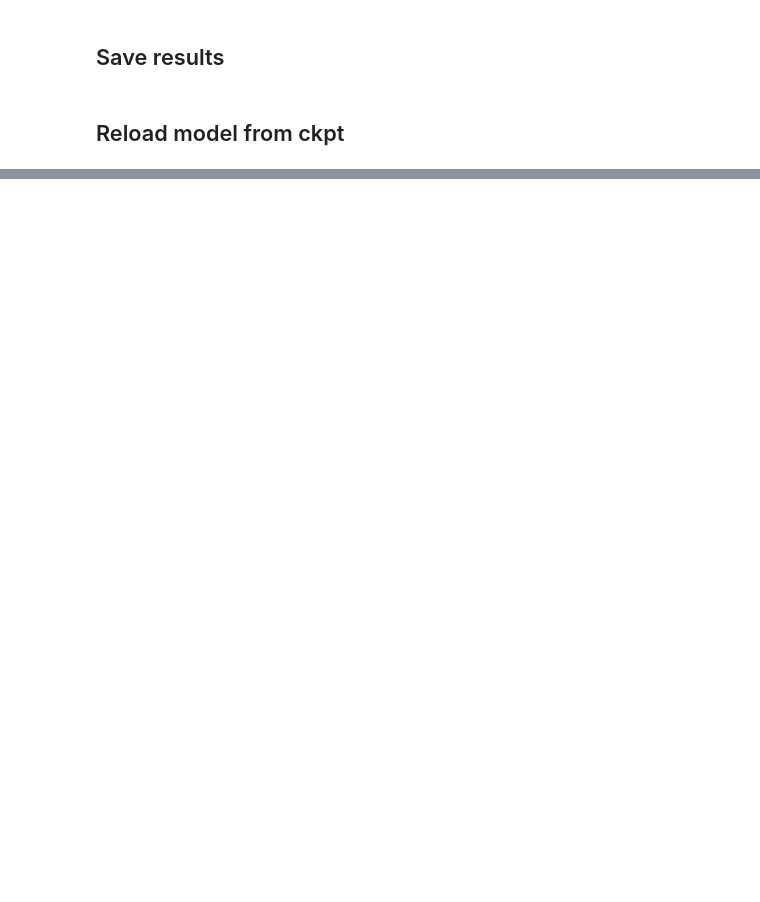
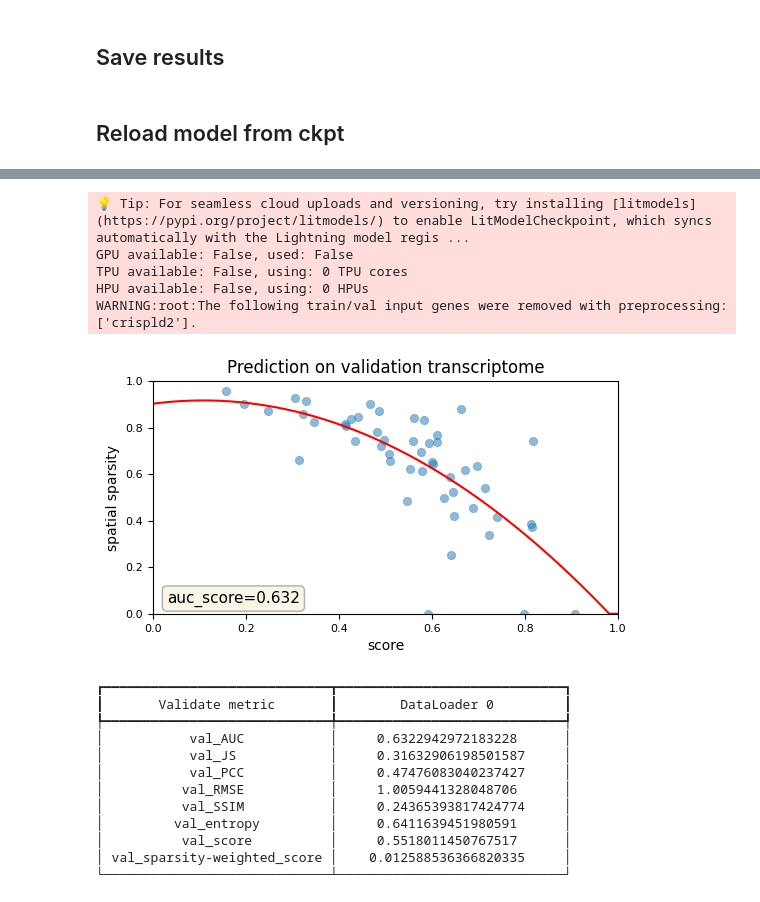
Before and after one commit to enric-bazz/tangramlit_dev, a Jupyter notebook: Notebooks/tangramlit_trainval.ipynb, the cells around one changed output, grey strips where cells are left out. Saved outputs shown, nothing was run; the diff lists cells and outputs as text; code cells hidden in the pictures; blank space fills up the shorter version.

```diff
--- a/Notebooks/tangramlit_trainval.ipynb
+++ b/Notebooks/tangramlit_trainval.ipynb
@@ -241,0 +354,21 @@ model_reload = ML.load_from_checkpoint(ckpt)
+# %%
+full_val = tgl.validate_mapping_experiment(mapper_filt, mapper_data_filt)
+# %% [output]
+💡 Tip: For seamless cloud uploads and versioning, try installing [litmodels](https://pypi.org/project/litmodels/) to enable LitModelCheckpoint, which syncs automatically with the Lightning model regis ...
+GPU available: False, used: False
+TPU available: False, using: 0 TPU cores
+HPU available: False, using: 0 HPUs
+WARNING:root:The following train/val input genes were removed with preprocessing: ['crispld2'].
+[figure, added]
+┏━━━━━━━━━━━━━━━━━━━━━━━━━━━━━┳━━━━━━━━━━━━━━━━━━━━━━━━━━━━━┓
+┃       Validate metric       ┃        DataLoader 0         ┃
+┡━━━━━━━━━━━━━━━━━━━━━━━━━━━━━╇━━━━━━━━━━━━━━━━━━━━━━━━━━━━━┩
+│           val_AUC           │     0.6322942972183228      │
+│           val_JS            │     0.31632906198501587     │
+│           val_PCC           │     0.47476083040237427     │
+│          val_RMSE           │     1.0059441328048706      │
+│          val_SSIM           │     0.24365393817424774     │
+│         val_entropy         │     0.6411639451980591      │
+│          val_score          │     0.5518011450767517      │
+│ val_sparsity-weighted_score │    0.012588536366820335     │
+└─────────────────────────────┴─────────────────────────────┘
```
Also changed, not shown: parts of 31 cells of this notebook.
